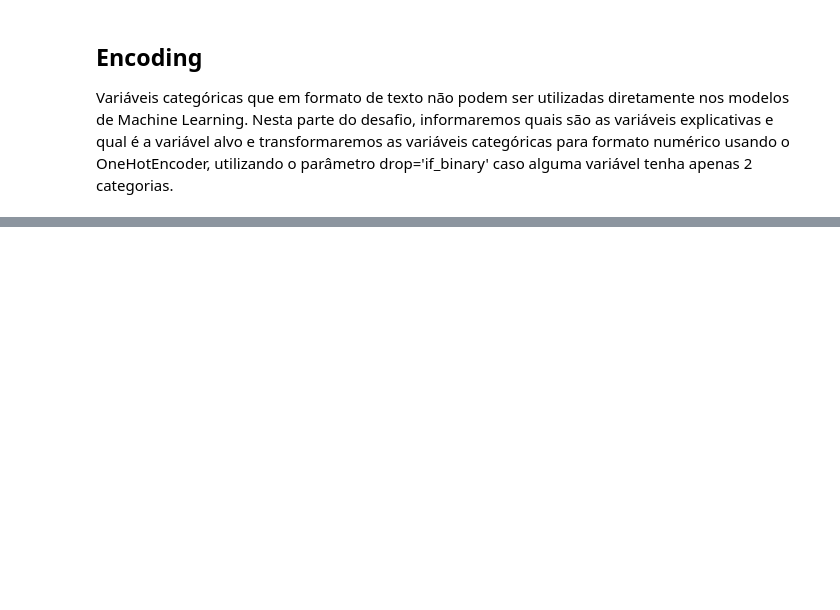
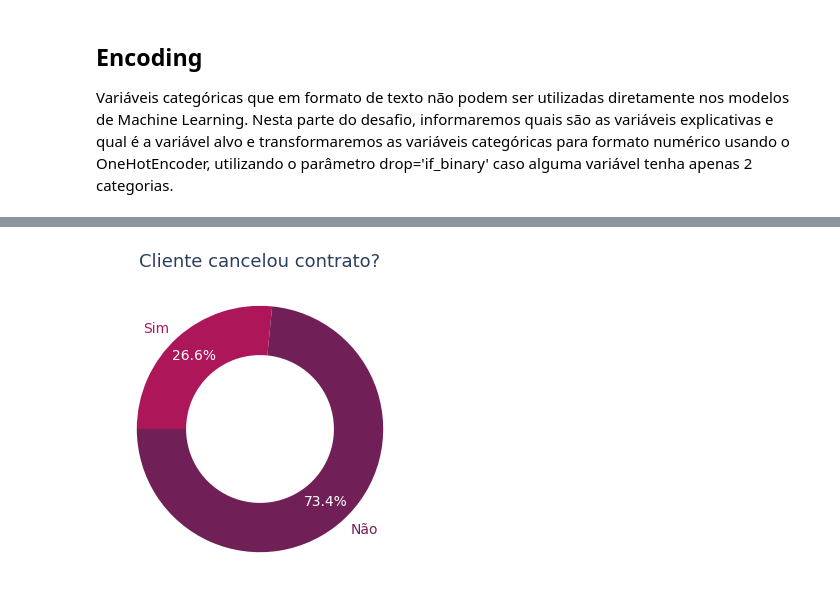
Before and after one commit to Angel-Arroyo-H/alura-data-science-challenge-3, a Jupyter notebook: Alura_DataScience_Challenge3.ipynb, the cells around one changed output, grey strips where cells are left out. Cells and saved outputs as stored; diff of their text form; code cells hidden in the pictures; blank space fills up the shorter version.

```diff
--- a/Alura_DataScience_Challenge3.ipynb
+++ b/Alura_DataScience_Challenge3.ipynb
@@ -42,0 +353,4 @@ x = dados.drop(['churn'],axis=1)
+# %%
+plot_rosca(dados,'churn');
+# %% [output]
+[figure, added]
```
Also changed, not shown: parts of 78 cells of this notebook.
